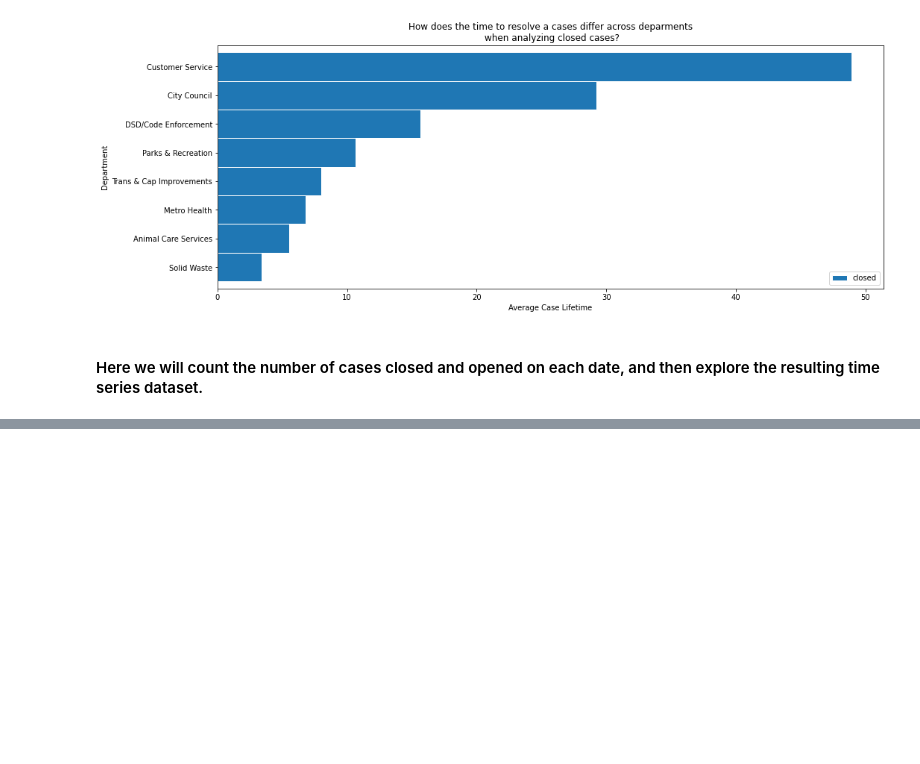
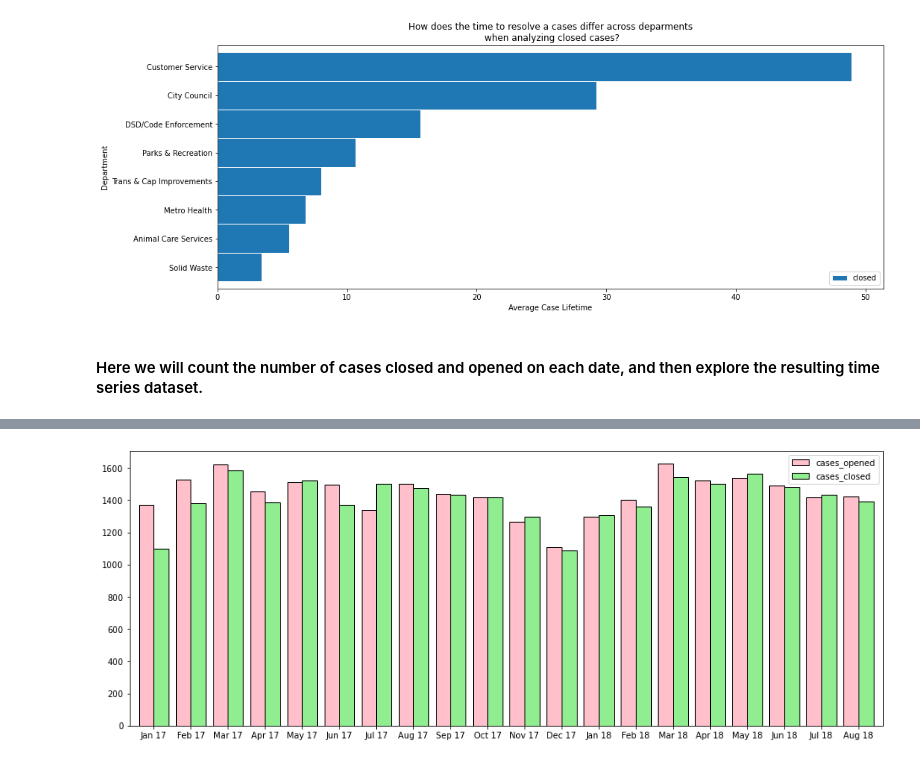
Before and after one commit to aliciag92/spark-exercises, a Jupyter notebook: explore-lesson.ipynb, the cells around one changed output, grey strips where cells are left out. Drawn from its saved outputs; the diff is of its cells as text; code cells hidden in the pictures; blank space fills up the shorter version.

```diff
--- a/explore-lesson.ipynb
+++ b/explore-lesson.ipynb
@@ -283,0 +303,29 @@ plt.show()
+# %%
+cases_opened_by_day = (
+    cases_by_day
+    .groupby('case_opened_date')
+    .count()
+    .na.drop()
+    .sort('case_opened_date')
+    .toPandas()
+    .assign(case_opened_date=lambda df: pd.to_datetime(df.case_opened_date))
+    .set_index('case_opened_date')
+    ['count']
+)
+cases_opened_by_day.name = 'cases_opened'
+# %%
+cases_closed_by_day = (
+    cases_by_day
+    .groupby('case_closed_date')
+    .count()
+    .na.drop()
+    .sort('case_closed_date')
+    .toPandas()
+    .assign(case_closed_date=lambda df: pd.to_datetime(df.case_closed_date))
+    .set_index('case_closed_date')
+    ['count']
+)
+cases_closed_by_day.name = 'cases_closed'
+# %%
+ts = pd.concat([cases_opened_by_day, cases_closed_by_day], axis=1)
+ts.head(5)
@@ -283,0 +339,12 @@ plt.show()
+# %%
+ts.resample("M").mean().plot.bar(
+    figsize=(16, 6), width=0.8, ec="black", color=["pink", "lightgreen"]
+)
+
+# pretty x-axis labels
+ticks, labels = plt.xticks()
+labels = pd.to_datetime([l.get_text() for l in labels]).strftime("%b %y")
+plt.xticks(ticks, labels, rotation=0)
+None
+# %% [output]
+[figure, added]
```
Also changed, not shown: parts of 2 cells of this notebook.
